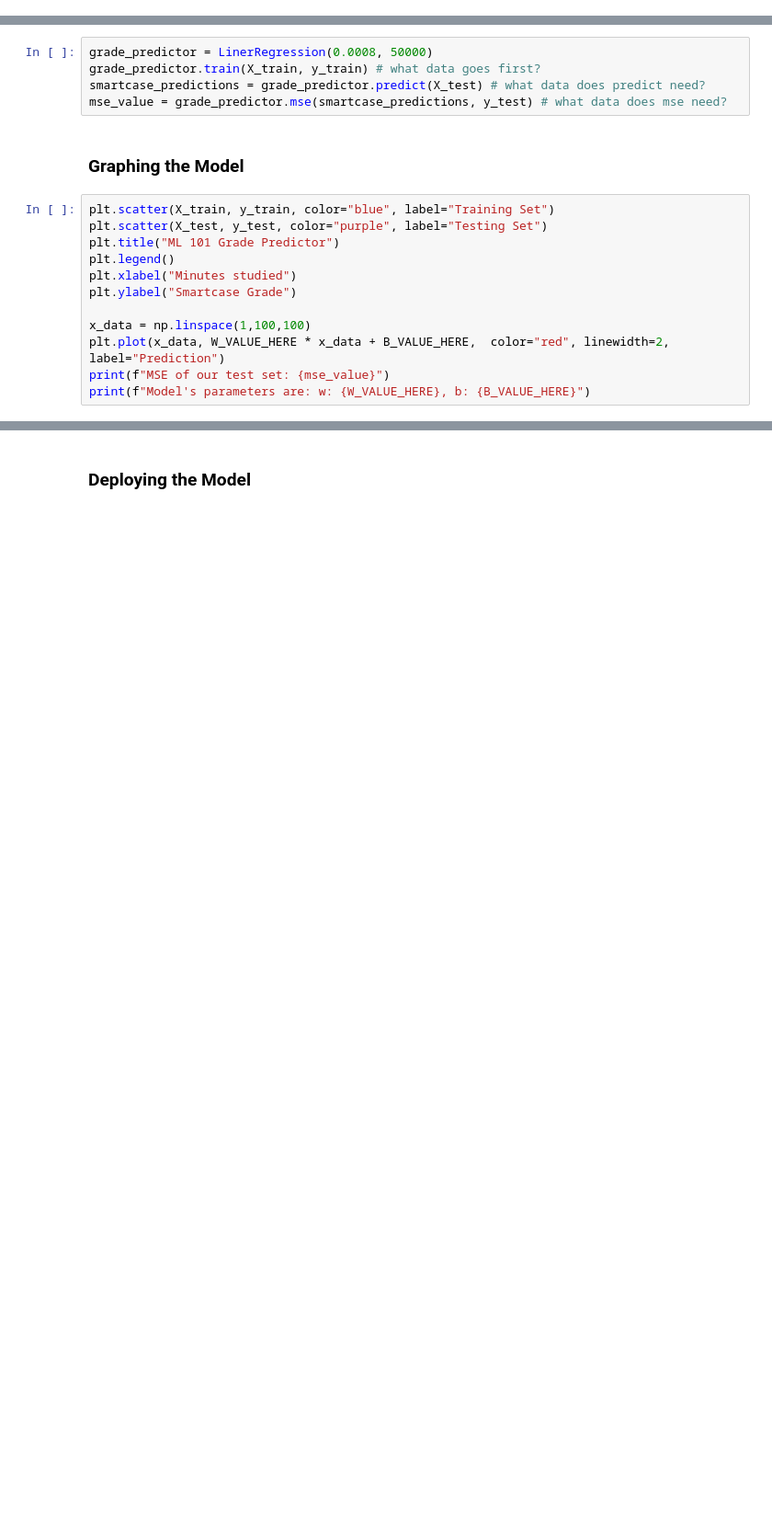
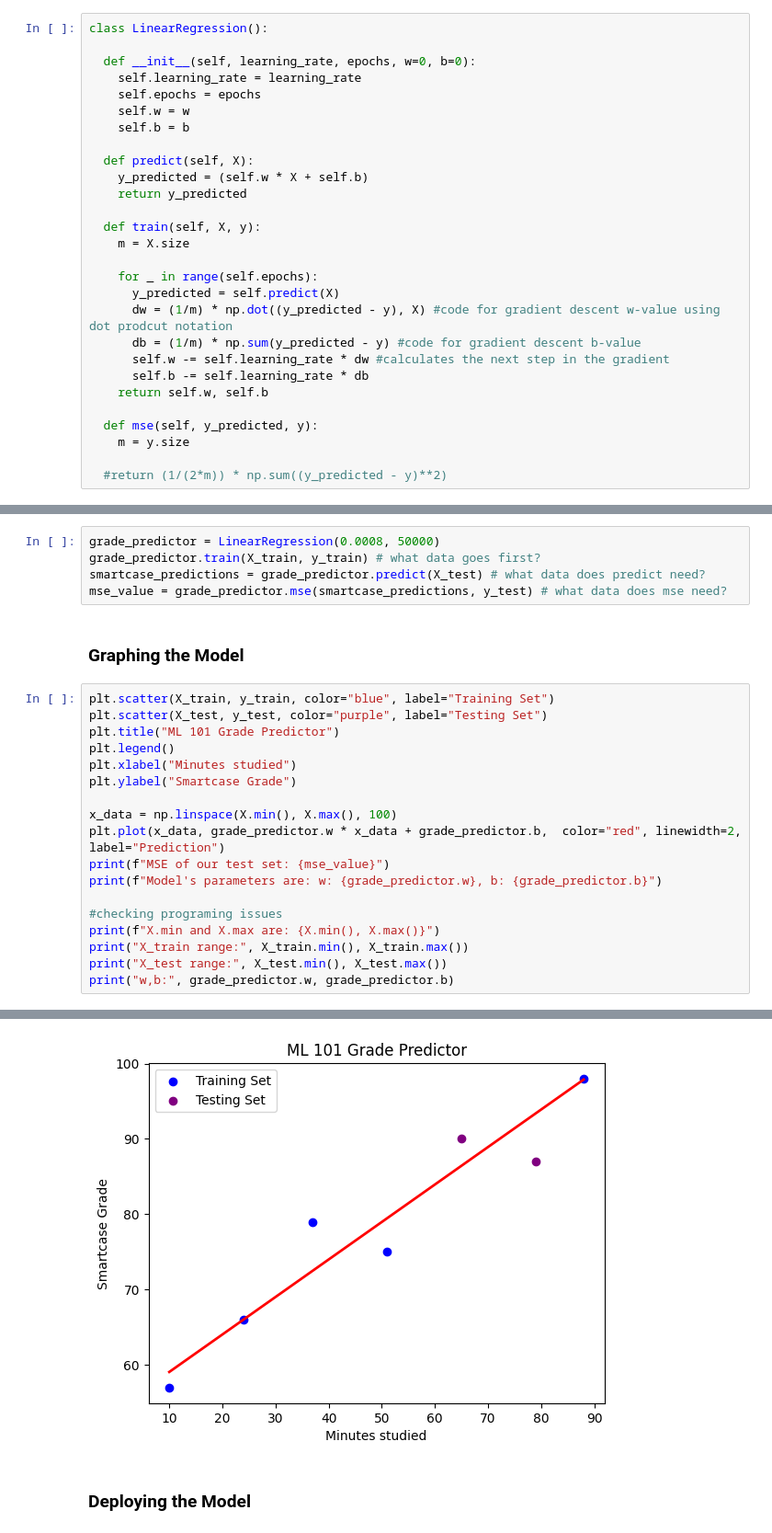
Before and after one commit to 892z6grqwd-cmd/clean-test-course, a Jupyter notebook: ML101/CodingOurFirstMLModel.ipynb, the cells around one changed output, grey strips where cells are left out. Shown at 92% size. Cells and saved outputs as stored; diff of their text form; blank space fills up the shorter version.

```diff
--- a/ML101/CodingOurFirstMLModel.ipynb
+++ b/ML101/CodingOurFirstMLModel.ipynb
@@ -51,7 +31,35 @@ class LinearRegression():
+# %%
+class LinearRegression():
+
+  def __init__(self, learning_rate, epochs, w=0, b=0):
+    self.learning_rate = learning_rate
+    self.epochs = epochs
+    self.w = w
+    self.b = b
+
+  def predict(self, X):
+    y_predicted = (self.w * X + self.b)
+    return y_predicted
+
+  def train(self, X, y):
+    m = X.size
+
+    for _ in range(self.epochs):
+      y_predicted = self.predict(X)
+      dw = (1/m) * np.dot((y_predicted - y), X) #code for gradient descent w-value using dot prodcut notation
+      db = (1/m) * np.sum(y_predicted - y) #code for gradient descent b-value
+      self.w -= self.learning_rate * dw #calculates the next step in the gradient
+      self.b -= self.learning_rate * db
+    return self.w, self.b
+
+  def mse(self, y_predicted, y):
+    m = y.size
+
+  #return (1/(2*m)) * np.sum((y_predicted - y)**2)
 # %% [markdown]
 ### Instantiating the Class
 # %%
-grade_predictor = LinerRegression(0.0008, 50000)
+grade_predictor = LinearRegression(0.0008, 50000)
 grade_predictor.train(X_train, y_train) # what data goes first?
 smartcase_predictions = grade_predictor.predict(X_test) # what data does predict need?
 mse_value = grade_predictor.mse(smartcase_predictions, y_test) # what data does mse need?
@@ -65,7 +73,14 @@ plt.legend()
 plt.xlabel("Minutes studied")
 plt.ylabel("Smartcase Grade")
 
-x_data = np.linspace(1,100,100)
-plt.plot(x_data, W_VALUE_HERE * x_data + B_VALUE_HERE,  color="red", linewidth=2, label="Prediction")
+x_data = np.linspace(X.min(), X.max(), 100)
+plt.plot(x_data, grade_predictor.w * x_data + grade_predictor.b,  color="red", linewidth=2, label="Prediction")
 print(f"MSE of our test set: {mse_value}")
-print(f"Model's parameters are: w: {W_VALUE_HERE}, b: {B_VALUE_HERE}")
+print(f"Model's parameters are: w: {grade_predictor.w}, b: {grade_predictor.b}")
+
+#checking programing issues
+print(f"X.min and X.max are: {X.min(), X.max()}")
+print("X_train range:", X_train.min(), X_train.max())
+print("X_test range:", X_test.min(), X_test.max())
+print("w,b:", grade_predictor.w, grade_predictor.b)
+# %% [output]
@@ -72,3 +93,4 @@ print(f"Model's parameters are: w: {W_VALUE_HERE}, b: {B_VALUE_HERE}")
+[figure, added]
 # %% [markdown]
 ### Deploying the Model
 # %%
```
Also changed, not shown: parts of 4 cells of this notebook.
